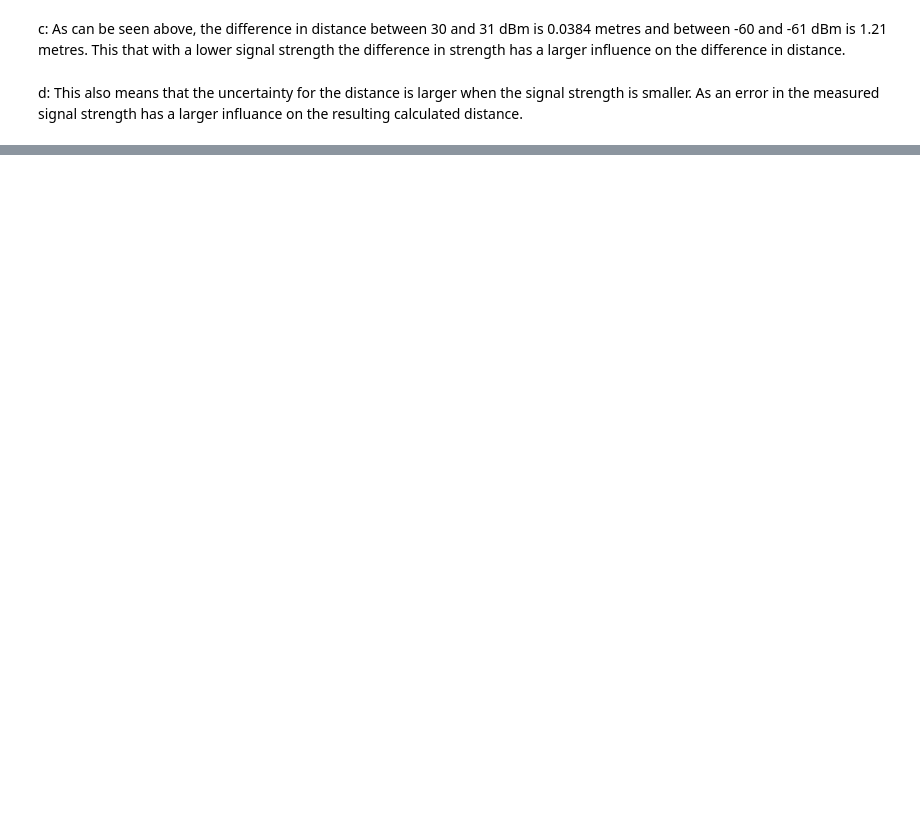
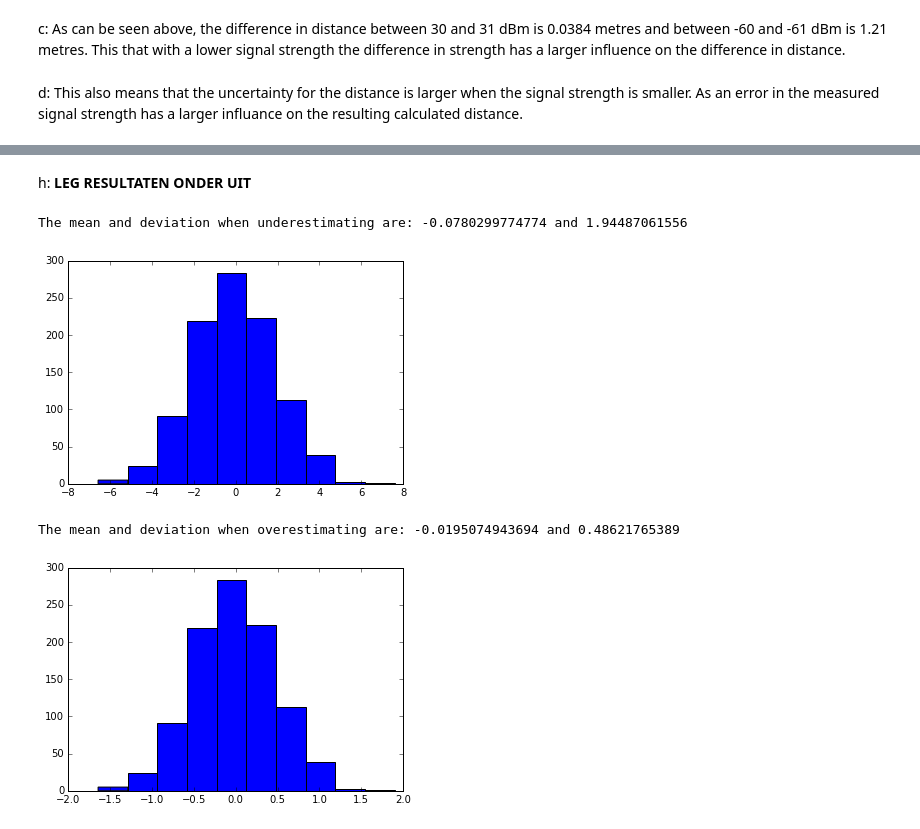
Before and after one commit to S3BASTI3N/WifiTracking, a Jupyter notebook: WifiTracking.ipynb, the cells around one changed output, grey strips where cells are left out. Saved outputs shown, nothing was run; the diff lists cells and outputs as text; code cells hidden in the pictures; blank space fills up the shorter version.

```diff
--- a/WifiTracking.ipynb
+++ b/WifiTracking.ipynb
@@ -52,0 +85,27 @@ MARTIJN OVERTYPEN
+# %% [markdown]
+h: **LEG RESULTATEN ONDER UIT**
+# %%
+sigma = 2
+expectedStrength = getExpectedStrength(20, 0, 0, 0, Z, 0)
+meassurements = [getMeassuredStrength(20, 0, 0, 0, Z, 0, G, sigma) for x in range(1000)]
+
+# Underestimate
+nRisiduals = (meassurements - expectedStrength)/1
+mean = np.mean(nRisiduals)
+mu = np.std(nRisiduals)
+print("The mean and deviation when underestimating are:", mean, "and", mu)
+plt.hist(nRisiduals, bins=10)
+plt.show()
+
+# Overestimate
+nRisiduals = (meassurements - expectedStrength)/4
+mean = np.mean(nRisiduals)
+mu = np.std(nRisiduals)
+print("The mean and deviation when overestimating are:", mean, "and", mu)
+plt.hist(nRisiduals, bins=10)
+plt.show()
+# %% [output]
+The mean and deviation when underestimating are: -0.0780299774774 and 1.94487061556
+[figure, added]
+The mean and deviation when overestimating are: -0.0195074943694 and 0.48621765389
+[figure, added]
```
Also changed, not shown: parts of 11 cells of this notebook.
